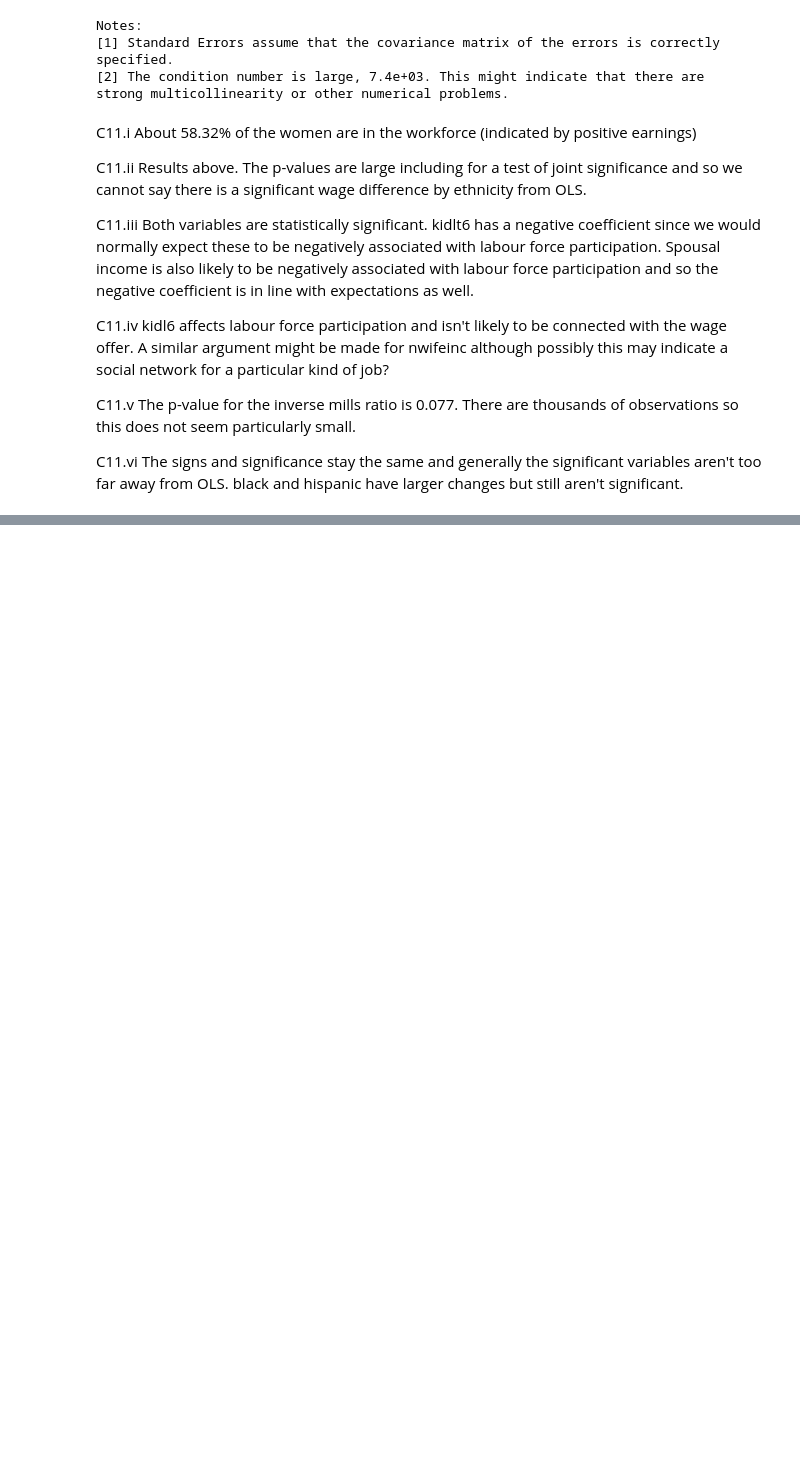
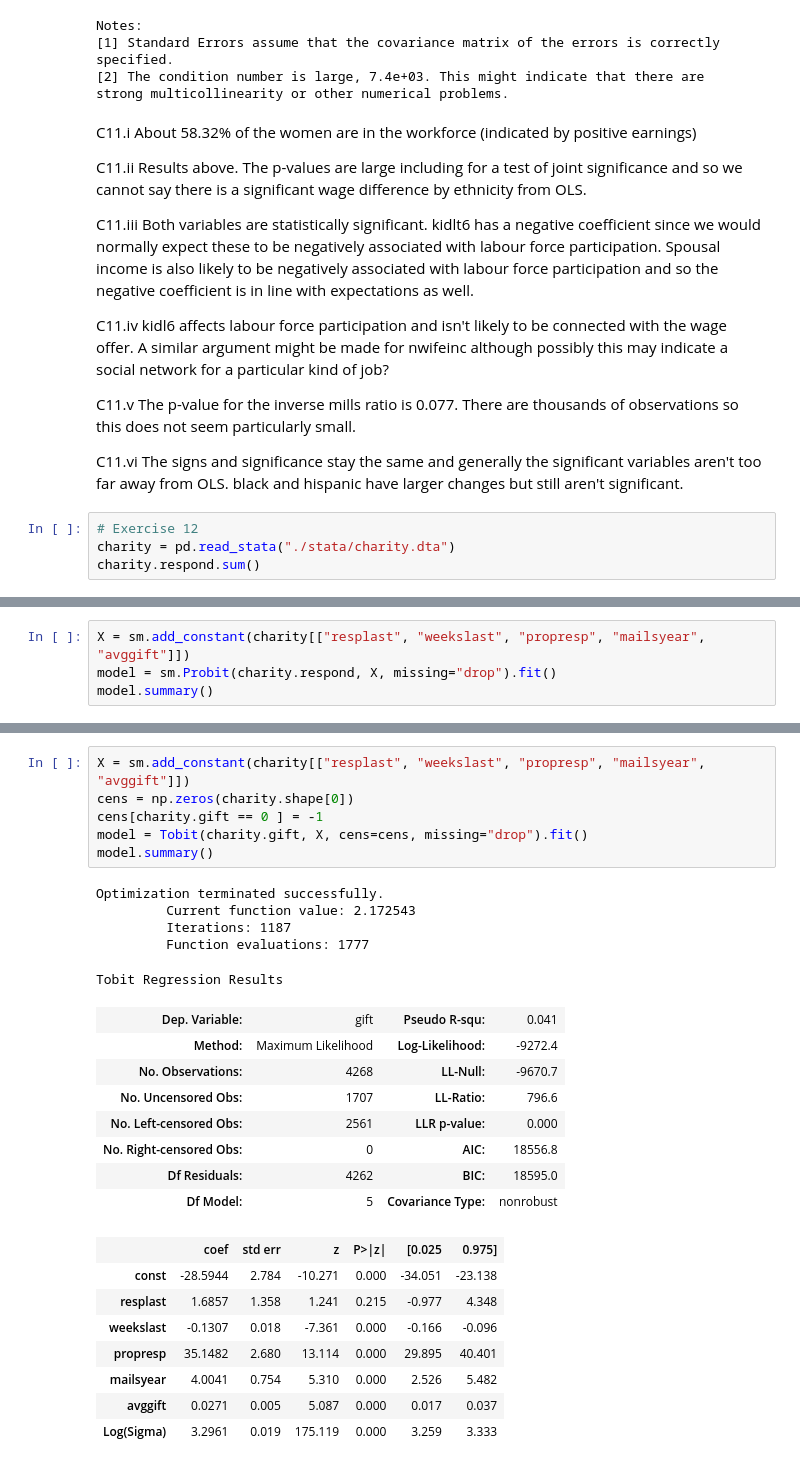
Before and after one commit to systemchalk/wooldridge_workbook, a Jupyter notebook: ch17.ipynb, the cells around one changed output, grey strips where cells are left out. Saved outputs shown, nothing was run; the diff lists cells and outputs as text; blank space fills up the shorter version.

Commit message:
Completed C12 (except unimplemented Tobit function)

```diff
--- a/ch17.ipynb
+++ b/ch17.ipynb
@@ -1457,3 +1473,7 @@ C11.iv kidl6 affects labour force participation and isn't likely to be connected
 C11.v The p-value for the inverse mills ratio is 0.077. There are thousands of observations so this does not seem particularly small.
 
 C11.vi The signs and significance stay the same and generally the significant variables aren't too far away from OLS. black and hispanic have larger changes but still aren't significant.
+# %%
+# Exercise 12
+charity = pd.read_stata("./stata/charity.dta")
+charity.respond.sum()
@@ -1459,0 +1482,4 @@ C11.vi The signs and significance stay the same and generally the significant va
+# %%
+X = sm.add_constant(charity[["resplast", "weekslast", "propresp", "mailsyear", "avggift"]])
+model = sm.Probit(charity.respond, X, missing="drop").fit()
+model.summary()
@@ -1459,0 +1544,28 @@ C11.vi The signs and significance stay the same and generally the significant va
+# %%
+X = sm.add_constant(charity[["resplast", "weekslast", "propresp", "mailsyear", "avggift"]])
+cens = np.zeros(charity.shape[0])
+cens[charity.gift == 0 ] = -1
+model = Tobit(charity.gift, X, cens=cens, missing="drop").fit()
+model.summary()
+# %% [output]
+Optimization terminated successfully.
+         Current function value: 2.172543
+         Iterations: 1187
+         Function evaluations: 1777
+Tobit Regression Results
+| Dep. Variable: | gift | Pseudo R-squ: | 0.041 |
+| Method: | Maximum Likelihood | Log-Likelihood: | -9272.4 |
+| No. Observations: | 4268 | LL-Null: | -9670.7 |
+| No. Uncensored Obs: | 1707 | LL-Ratio: | 796.6 |
+| No. Left-censored Obs: | 2561 | LLR p-value: | 0.000 |
+| No. Right-censored Obs: | 0 | AIC: | 18556.8 |
+| Df Residuals: | 4262 | BIC: | 18595.0 |
+| Df Model: | 5 | Covariance Type: | nonrobust |
+|  | coef | std err | z | P>|z| | [0.025 | 0.975] |
+| const | -28.5944 | 2.784 | -10.271 | 0.000 | -34.051 | -23.138 |
+| resplast | 1.6857 | 1.358 | 1.241 | 0.215 | -0.977 | 4.348 |
+| weekslast | -0.1307 | 0.018 | -7.361 | 0.000 | -0.166 | -0.096 |
+| propresp | 35.1482 | 2.680 | 13.114 | 0.000 | 29.895 | 40.401 |
+| mailsyear | 4.0041 | 0.754 | 5.310 | 0.000 | 2.526 | 5.482 |
+| avggift | 0.0271 | 0.005 | 5.087 | 0.000 | 0.017 | 0.037 |
+| Log(Sigma) | 3.2961 | 0.019 | 175.119 | 0.000 | 3.259 | 3.333 |
```
Also changed, not shown: parts of 36 cells of this notebook.
